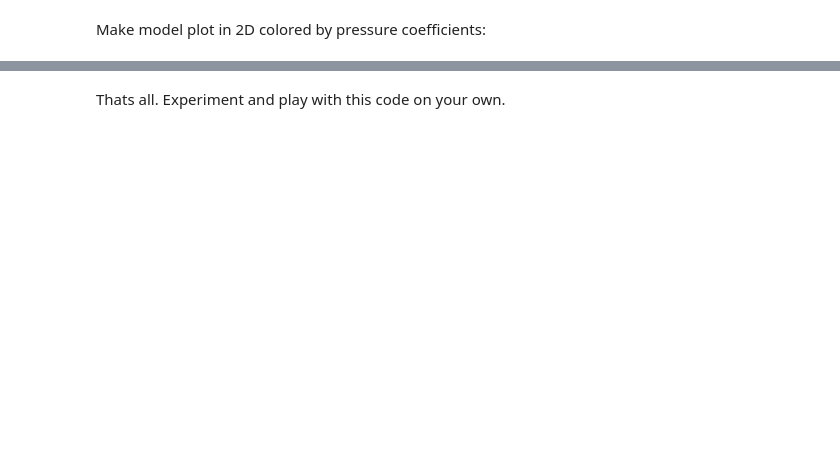
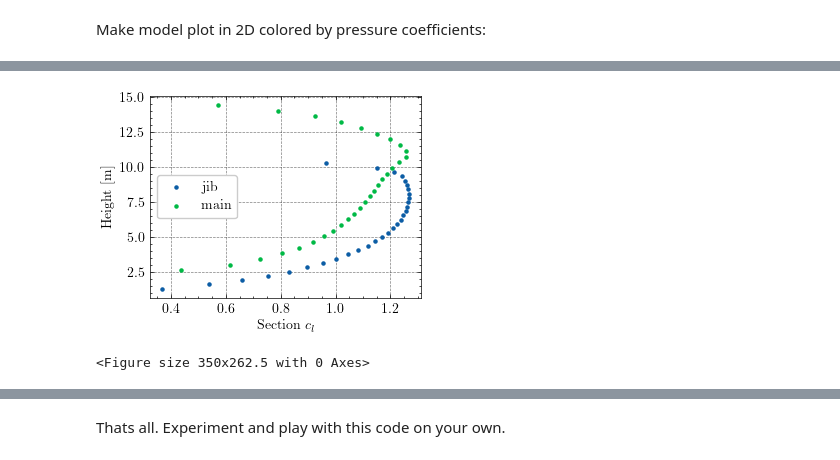
Before and after one commit to orgSailingVLM/vlmbook, a Jupyter notebook: chapters/examples/sailingvlm_example.ipynb, the cells around one changed output, grey strips where cells are left out. Cells and saved outputs as stored; diff of their text form; code cells hidden in the pictures; blank space fills up the shorter version.

```diff
--- a/chapters/examples/sailingvlm_example.ipynb
+++ b/chapters/examples/sailingvlm_example.ipynb
@@ -172,0 +167,48 @@ Loading BokehJS ...
+# %%
+k = int(myvlm.panels.shape[0] / (solver.n_spanwise * solver.n_chordwise * 2) ) # *2 in denominator due to underwater part
+
+sail_areas = np.split(myvlm.areas, (2*k))
+section_areas = np.zeros((k, solver.n_spanwise), dtype=float) # reshaped in proper way array with areas
+sail_cps = np.split(myvlm.cp, (2*k))
+sail_section_mean_cp_z = np.zeros((k, solver.n_spanwise), dtype=float)
+y1_data_list = []
+y2_data_list = []
+# cl for every panel in all sails
+CLs = np.zeros((k, 1), dtype=float) # array with CL per sail
+# iterating only above water
+for i in range(k):
+    for j in range(solver.n_spanwise):
+        section_sail_areas = sail_areas[i].reshape(solver.n_chordwise, solver.n_spanwise)[:,j]
+        section_areas[i, j] = np.sum(section_sail_areas)
+
+        arr = sail_cps[i][:, 2].reshape(solver.n_chordwise, solver.n_spanwise).transpose()
+        mean_section_cp_z = np.sum(arr, axis=1) / solver.n_chordwise
+        sail_section_mean_cp_z[i] = mean_section_cp_z
+
+    CLs[i] = np.sum(section_areas[i] * cl[i]) / np.sum(section_areas[i])
+    y1_data_list.append(cl[i] / CLs[i])
+    y2_data_list.append(cd[i] / CLs[i])
+
+#a = CL / np.deg2rad(AoA_deg)
+# %%
+import matplotlib.pyplot as plt
+import scienceplots
+%matplotlib inline
+
+plt.style.use(['science', 'grid'])
+section_number = np.arange(1, myvlm.n_spanwise+1, 1)
+
+fig = plt.figure()
+ax1 = fig.add_subplot(111)
+
+ax1.scatter(y1_data_list[0], sail_section_mean_cp_z[0], label='jib', s=5)
+ax1.scatter(y1_data_list[1], sail_section_mean_cp_z[1], label='main', s=5)
+plt.ylabel('Height [m]')
+plt.xlabel(r'Section $c_l$')
+plt.legend(loc='center left')
+ax1.autoscale(tight=True)
+plt.savefig('sailing_vlm_cl', dpi=300)
+plt.show()
+# %% [output]
+[figure, added]
+<Figure size 350x262.5 with 0 Axes>
```
Also changed, not shown: parts of 7 cells of this notebook, 20 other files.
